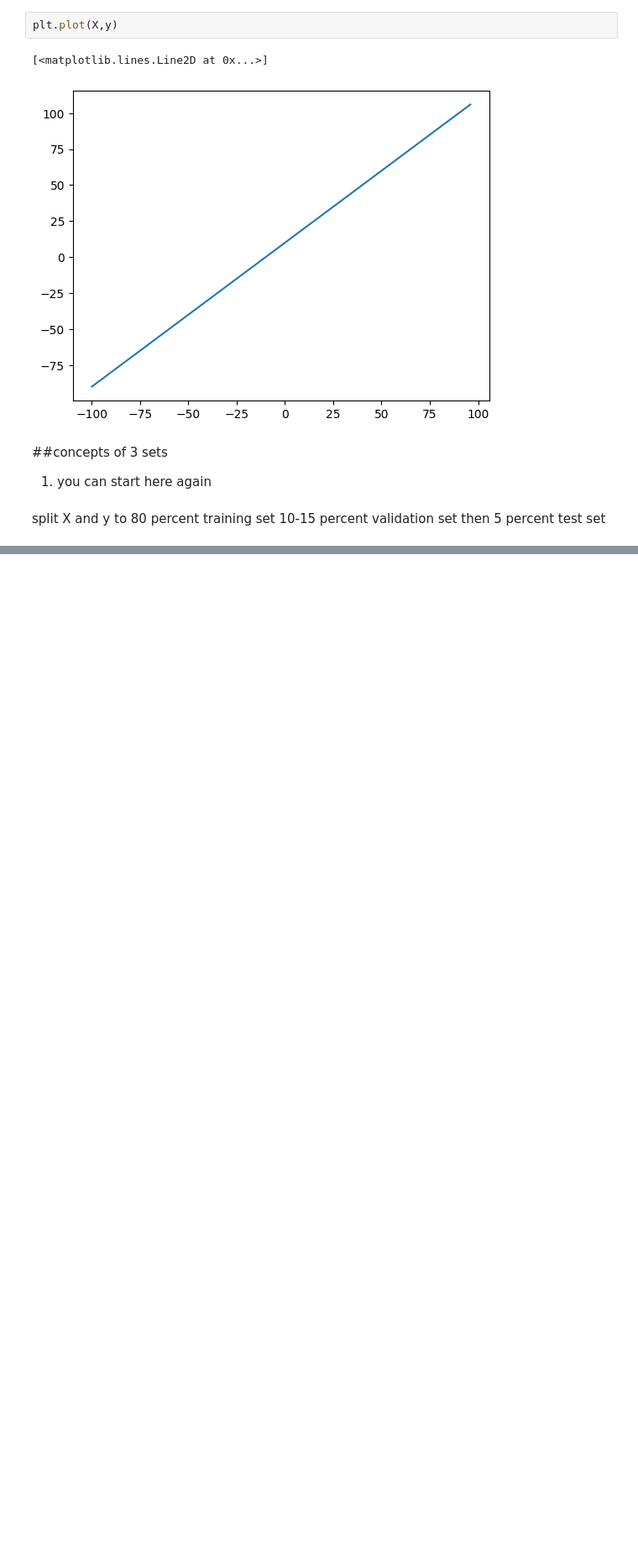
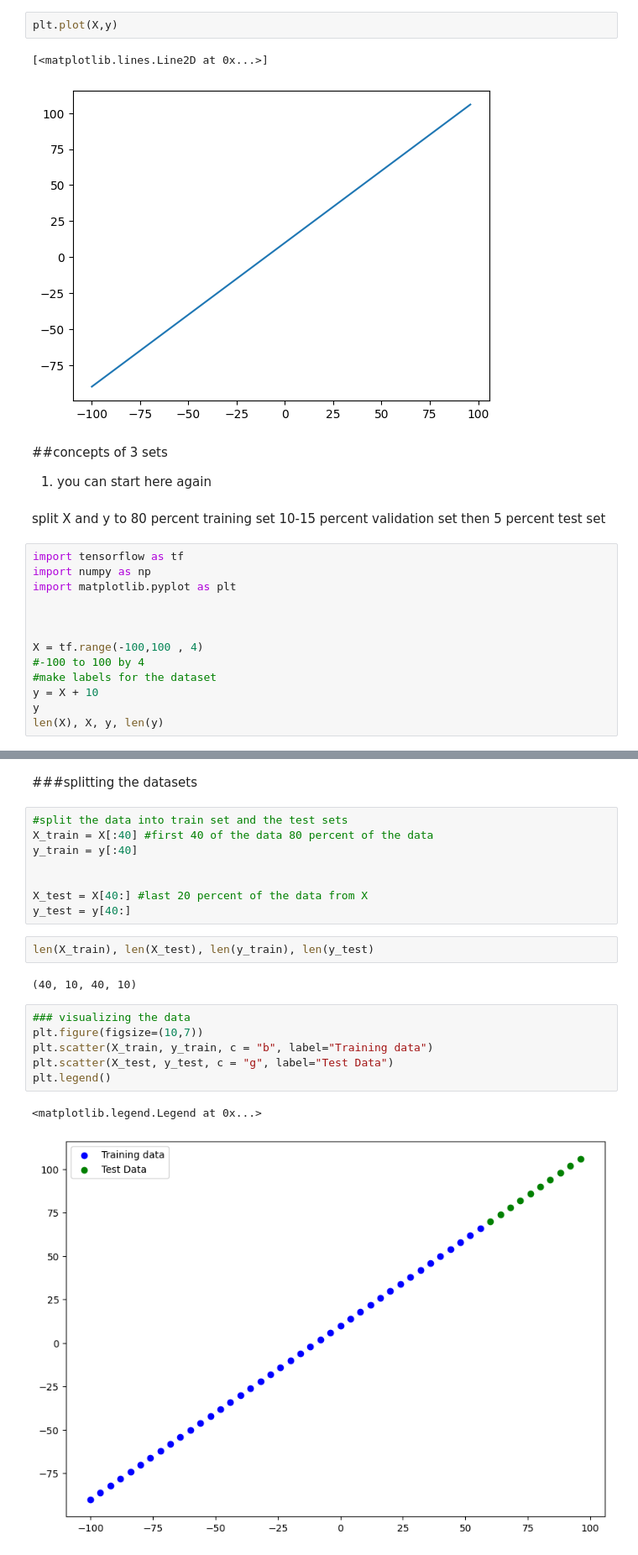
Before and after one commit to itspopoy57/Machinelearning, a Jupyter notebook: 01_neural_network_Regression.ipynb, the cells around one changed output, grey strips where cells are left out. Shown at 84% size. Saved outputs shown, nothing was run; the diff lists cells and outputs as text; blank space fills up the shorter version.

```diff
--- a/01_neural_network_Regression.ipynb
+++ b/01_neural_network_Regression.ipynb
@@ -251,3 +250,16 @@ plt.plot(X,y)
 # %% [markdown]
 split X and y to 80 percent training set 10-15 percent validation set
 then 5 percent test set
+# %%
+import tensorflow as tf
+import numpy as np
+import matplotlib.pyplot as plt
+
+
+
+X = tf.range(-100,100 , 4)
+#-100 to 100 by 4
+#make labels for the dataset
+y = X + 10
+y
+len(X), X, y, len(y)
@@ -253,0 +280,23 @@ then 5 percent test set
+# %% [markdown]
+###splitting the datasets
+# %%
+#split the data into train set and the test sets
+X_train = X[:40] #first 40 of the data 80 percent of the data
+y_train = y[:40]
+
+
+X_test = X[40:] #last 20 percent of the data from X
+y_test = y[40:]
+# %%
+len(X_train), len(X_test), len(y_train), len(y_test)
+# %% [output]
+(40, 10, 40, 10)
+# %%
+### visualizing the data
+plt.figure(figsize=(10,7))
+plt.scatter(X_train, y_train, c = "b", label="Training data")
+plt.scatter(X_test, y_test, c = "g", label="Test Data")
+plt.legend()
+# %% [output]
+<matplotlib.legend.Legend at 0x...>
+[figure, added]
```
Also changed, not shown: parts of 64 cells of this notebook.
